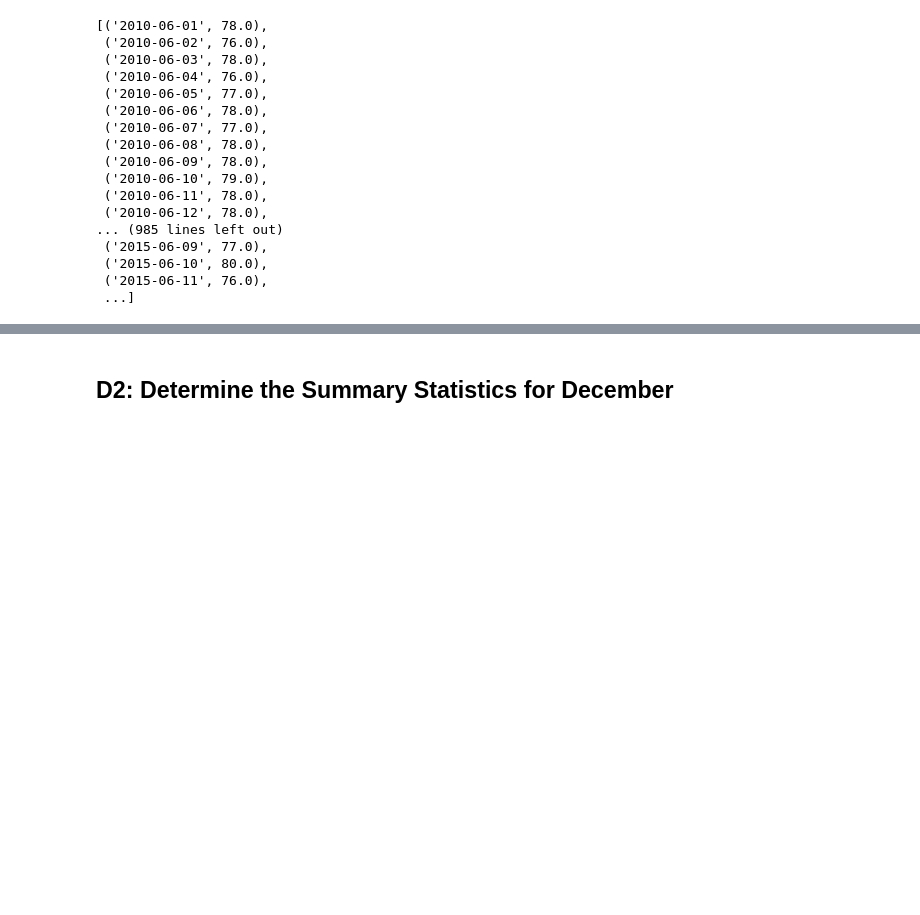
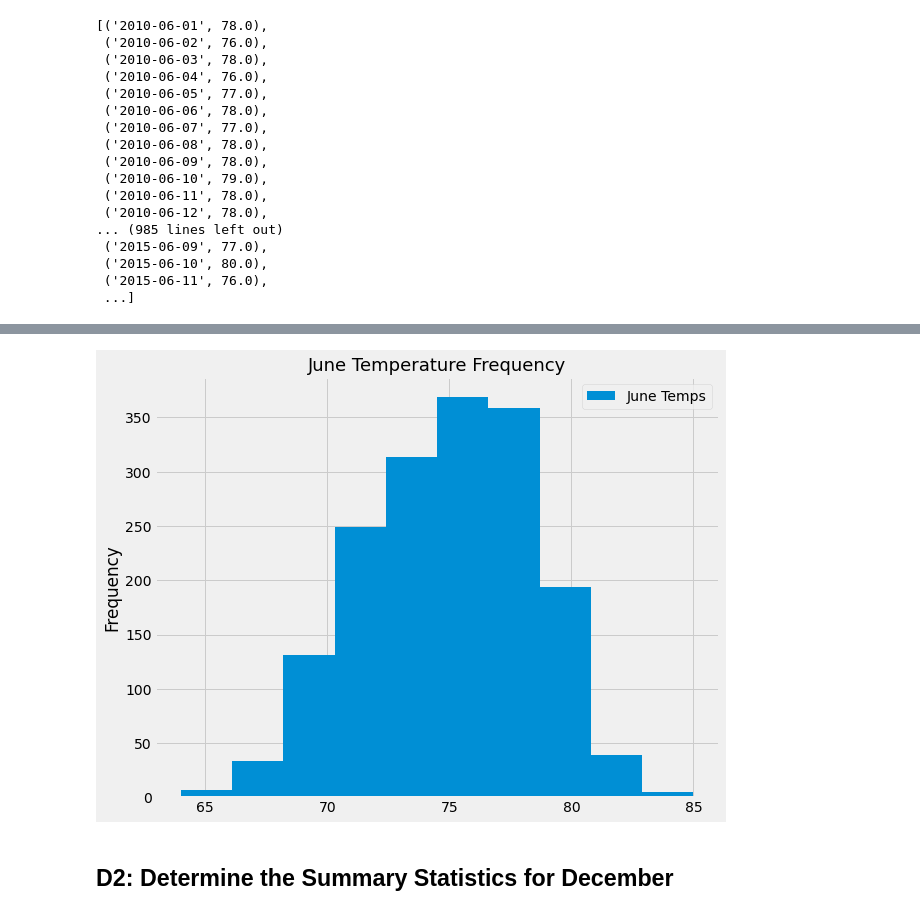
Before and after one commit to jjcode-databootcamp/surfs_up, a Jupyter notebook: SurfsUp_Challenge.ipynb, the cells around one changed output, grey strips where cells are left out. Cells and saved outputs as stored; diff of their text form; code cells hidden in the pictures; blank space fills up the shorter version.

```diff
--- a/SurfsUp_Challenge.ipynb
+++ b/SurfsUp_Challenge.ipynb
@@ -112,3 +149,15 @@ june_temp_df.describe()
+# %%
+# June Temp by Frequency
+june_temp_df.plot.hist(figsize=(9, 8))
+plt.gcf().subplots_adjust(bottom=0.15)
+
+# Add graph Title
+plt.title('June Temperature Frequency', fontsize=18)
+
+#Save graph
+plt.savefig('Resources/June_Temp_Hist.png');
+# %% [output]
+[figure, added]
 # %% [markdown]
 ## D2: Determine the Summary Statistics for December
 # %%
```
Also changed, not shown: parts of 10 cells of this notebook, 9 other files.
